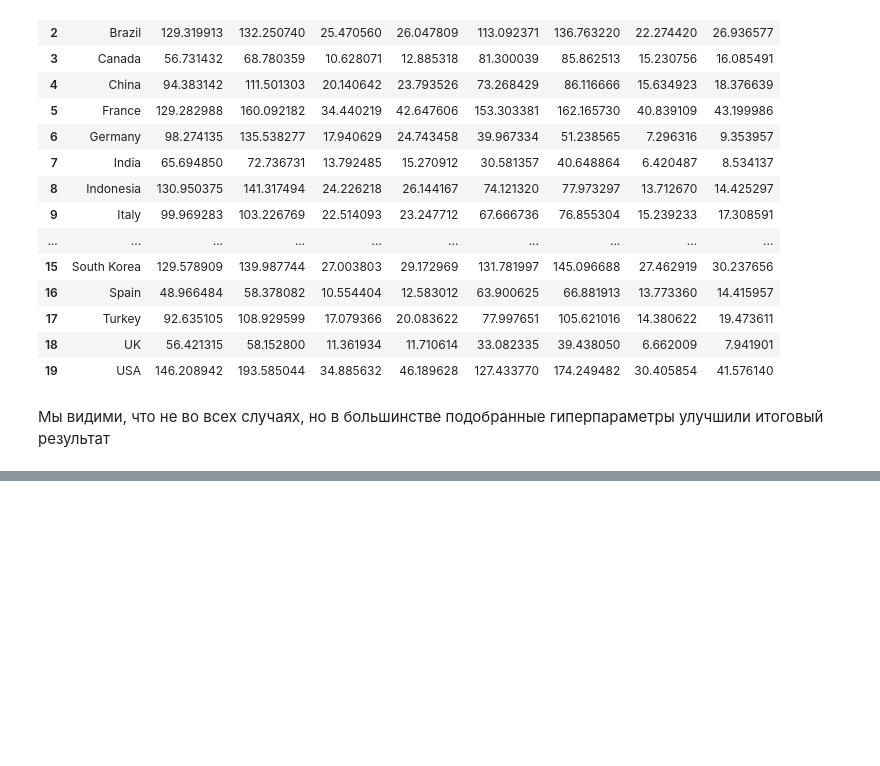
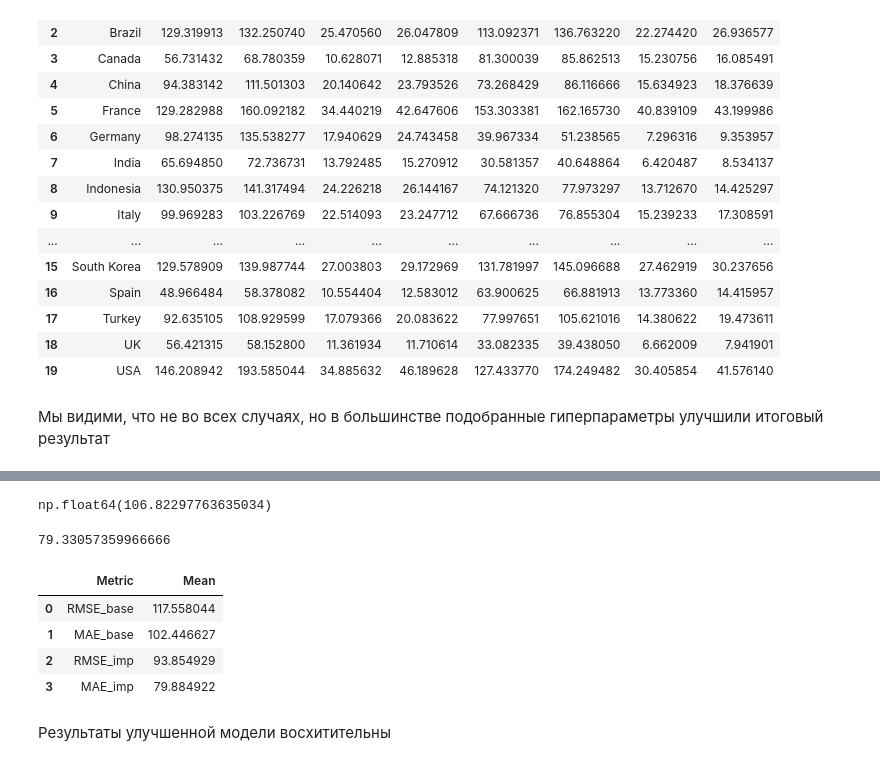
Before and after one commit to Minidrak/Application-systems-and-artificial-intelligence-frameworks-MAI, a Jupyter notebook: Lab_01/Lab_01.ipynb, the cells around one changed output, grey strips where cells are left out. Saved outputs shown, nothing was run; the diff lists cells and outputs as text; code cells hidden in the pictures; blank space fills up the shorter version.

```diff
--- a/Lab_01/Lab_01.ipynb
+++ b/Lab_01/Lab_01.ipynb
@@ -474,11 +475,9 @@ MAE: 79.33057359966666
 # %%
 mean_consumption = y_valid.mean()
 
-mae_percent = (mae_best / mean_consumption) * 100
-rmse_percent = (rmse_best / mean_consumption) * 100
+mae_percent = (mae_base / mean_consumption) * 100
+rmse_percent = (rmse_base / mean_consumption) * 100
 
 print("MAE%:", mae_percent)
 print("RMSE%:", rmse_percent)
-mape = np.mean(np.abs((y_valid - y_pred_best) / y_valid)) * 100
-print("MAPE:", mape)
 # %% [output]
@@ -541,7 +539,7 @@ for country in countries:
     model.fit(X_train, y_train)
     preds = model.predict(X_valid)
 
-    mae, rmse, mae_p, rmse_p, mape, = evaluate(y_valid, preds)
+    mae, rmse, mae_p, rmse_p = evaluate(y_valid, preds)
 
     baseline_results.append([country, mae, rmse, mae_p, rmse_p])
 # %% [markdown]
@@ -708,3 +706,35 @@ comparison
 | 17 | Turkey | 92.635105 | 108.929599 | 17.079366 | 20.083622 | 77.997651 | 105.621016 | 14.380622 | 19.473611 | 14.64 | 3.31 | ... |
 | 18 | UK | 56.421315 | 58.152800 | 11.361934 | 11.710614 | 33.082335 | 39.438050 | 6.662009 | 7.941901 | 23.34 | 18.71 | ... |
 | 19 | USA | 146.208942 | 193.585044 | 34.885632 | 46.189628 | 127.433770 | 174.249482 | 30.405854 | 41.576140 | 18.78 | 19.34 | ... |
+# %%
+mean_values = {
+    'Metric': ['RMSE_base', 'MAE_base', 'RMSE_imp', 'MAE_imp'],
+    'Mean': [
+
+        comparison['RMSE_base'].mean(),
+        comparison['MAE_base'].mean(),
+        comparison['RMSE_imp'].mean(),
+        comparison['MAE_imp'].mean()
+
+    ]
+}
+# %%
+results_df = pd.DataFrame(mean_values)
+# %%
+rmse_base
+# %% [output]
+np.float64(106.82297763635034)
+# %%
+mae_base
+# %% [output]
+79.33057359966666
+# %%
+results_df
+# %% [output]
+|  | Metric | Mean |
+| 0 | RMSE_base | 117.558044 |
+| 1 | MAE_base | 102.446627 |
+| 2 | RMSE_imp | 93.854929 |
+| 3 | MAE_imp | 79.884922 |
+# %% [markdown]
+Результаты улучшенной модели восхитительны
```
Also changed, not shown: parts of 8 cells of this notebook, 2 other files.
